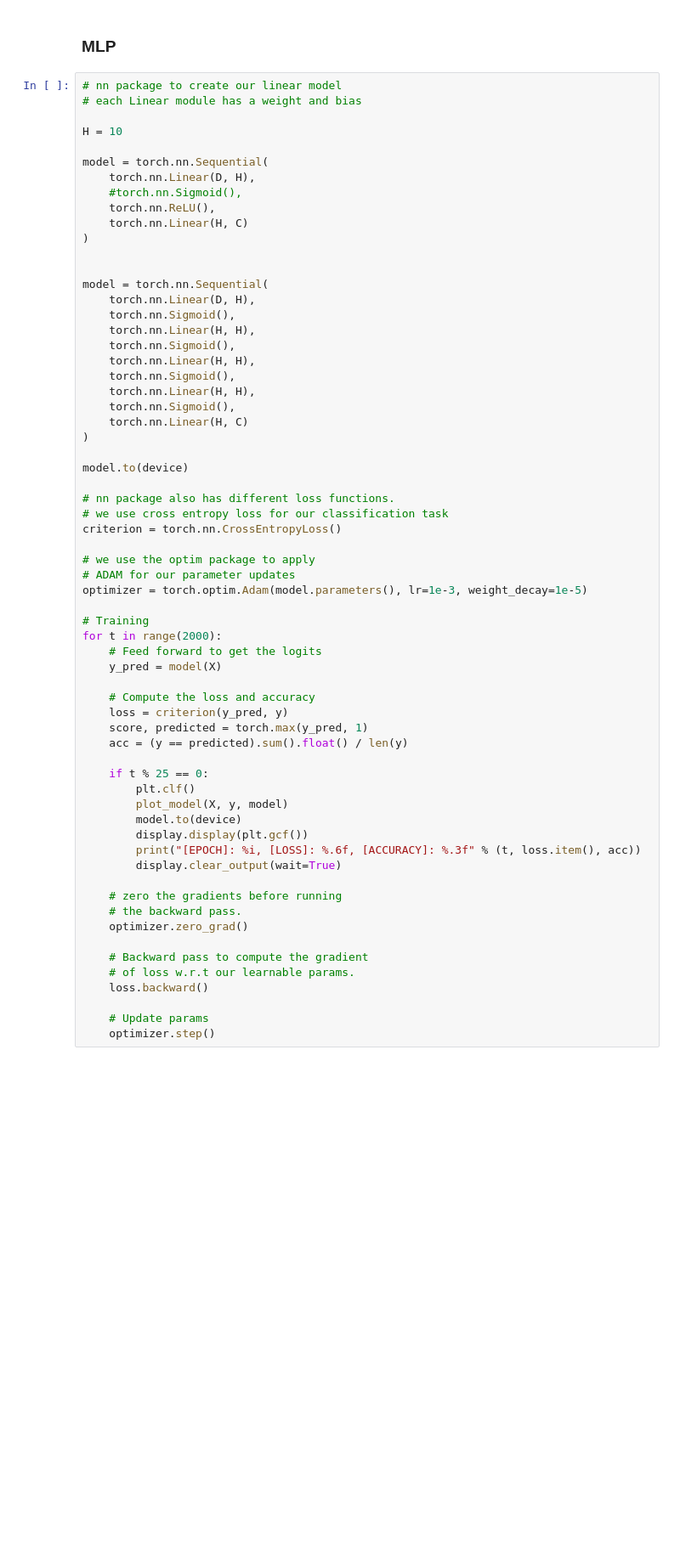
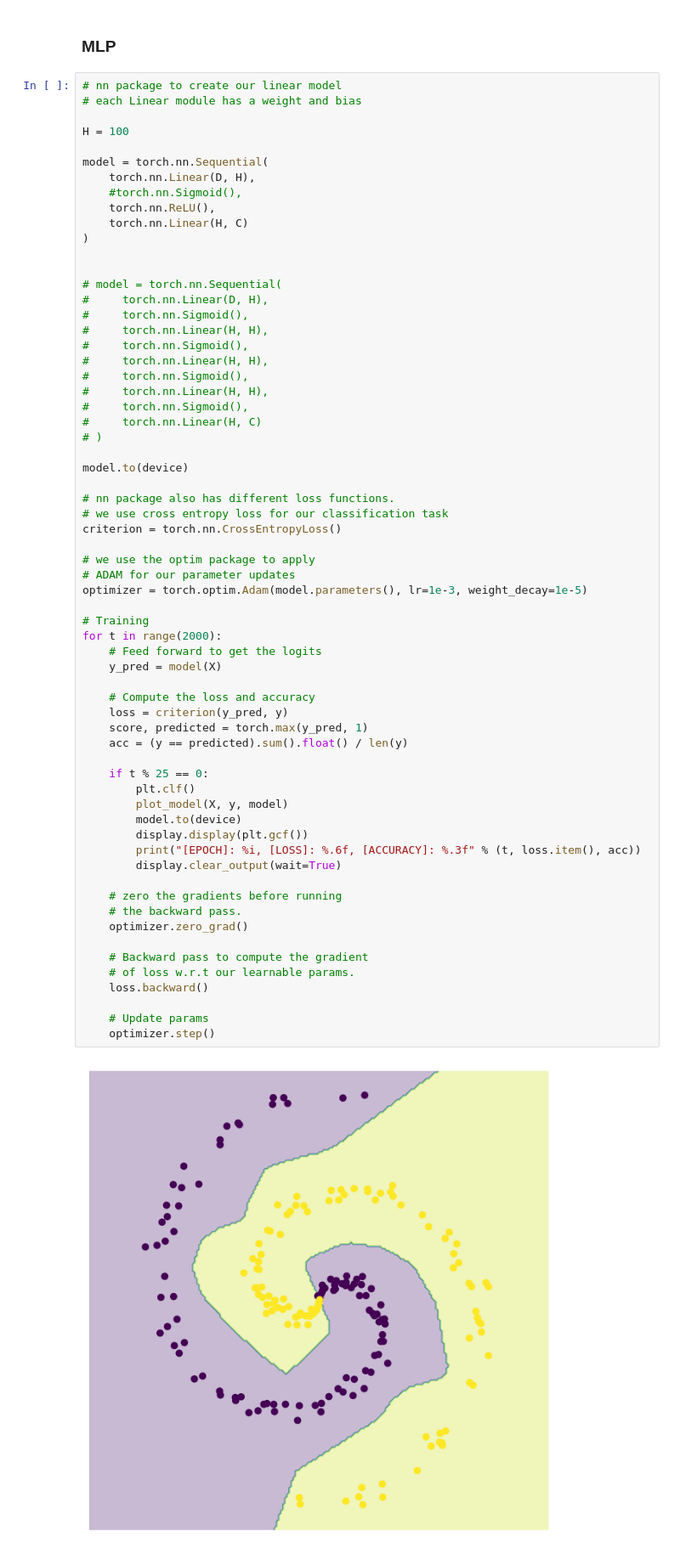
Before and after one commit to glouppe/info8010-deep-learning, a Jupyter notebook: code/lec2-spiral-classification.ipynb, the cells around one changed output. Shown at 85% size. Drawn from its saved outputs; the diff is of its cells as text; blank space fills up the shorter version.

```diff
--- a/code/lec2-spiral-classification.ipynb
+++ b/code/lec2-spiral-classification.ipynb
@@ -132,7 +140,7 @@ for t in range(1000):
 # nn package to create our linear model
 # each Linear module has a weight and bias
 
-H = 10
+H = 100
 
 model = torch.nn.Sequential(
     torch.nn.Linear(D, H),
@@ -142,17 +150,17 @@ model = torch.nn.Sequential(
 )
 
 
-model = torch.nn.Sequential(
-    torch.nn.Linear(D, H),
-    torch.nn.Sigmoid(),
-    torch.nn.Linear(H, H),
-    torch.nn.Sigmoid(),
-    torch.nn.Linear(H, H),
-    torch.nn.Sigmoid(),
-    torch.nn.Linear(H, H),
-    torch.nn.Sigmoid(),
-    torch.nn.Linear(H, C)
-)
+# model = torch.nn.Sequential(
+#     torch.nn.Linear(D, H),
+#     torch.nn.Sigmoid(),
+#     torch.nn.Linear(H, H),
+#     torch.nn.Sigmoid(),
+#     torch.nn.Linear(H, H),
+#     torch.nn.Sigmoid(),
+#     torch.nn.Linear(H, H),
+#     torch.nn.Sigmoid(),
+#     torch.nn.Linear(H, C)
+# )
 
 model.to(device)
 
@@ -165,30 +173,32 @@ criterion = torch.nn.CrossEntropyLoss()
 optimizer = torch.optim.Adam(model.parameters(), lr=1e-3, weight_decay=1e-5)
 
 # Training
 for t in range(2000):
     # Feed forward to get the logits
     y_pred = model(X)
 
     # Compute the loss and accuracy
     loss = criterion(y_pred, y)
     score, predicted = torch.max(y_pred, 1)
     acc = (y == predicted).sum().float() / len(y)
 
     if t % 25 == 0:
         plt.clf()
         plot_model(X, y, model)
         model.to(device)
         display.display(plt.gcf())
         print("[EPOCH]: %i, [LOSS]: %.6f, [ACCURACY]: %.3f" % (t, loss.item(), acc))
         display.clear_output(wait=True)
 
     # zero the gradients before running
     # the backward pass.
     optimizer.zero_grad()
 
     # Backward pass to compute the gradient
     # of loss w.r.t our learnable params.
     loss.backward()
 
     # Update params
     optimizer.step()
+# %% [output]
+[figure, added]
```
Also changed, not shown: parts of 4 cells of this notebook, 7 other files.
